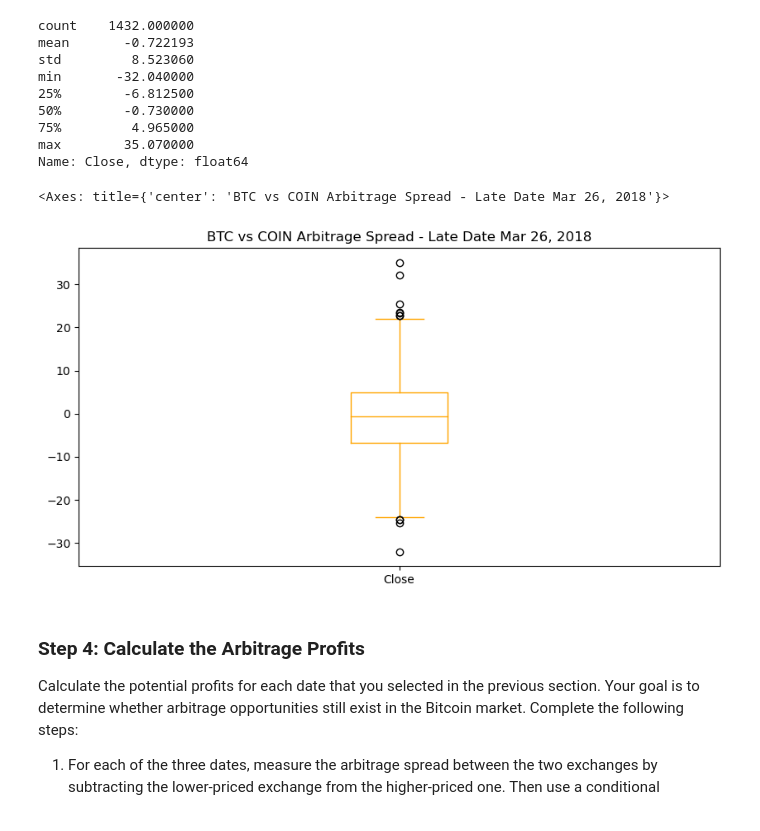
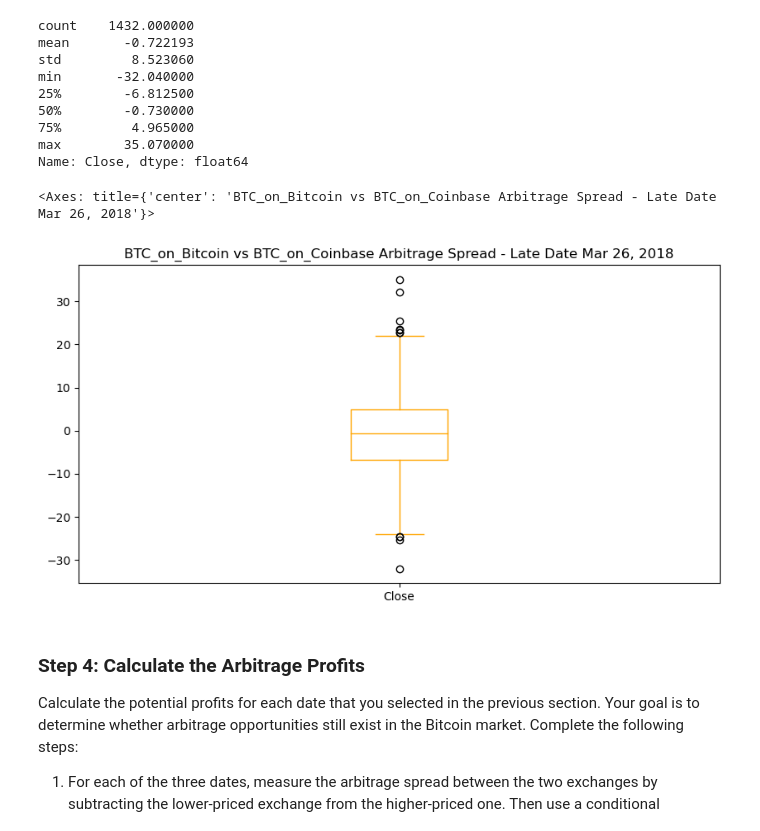
Before and after one commit to Bakoroba/crypto_arbitrage, a Jupyter notebook: crypto_arbitrage.ipynb, the cells around one changed output. Saved outputs shown, nothing was run; the diff lists cells and outputs as text; code cells hidden in the pictures.

```diff
--- a/crypto_arbitrage.ipynb
+++ b/crypto_arbitrage.ipynb
@@ -433,10 +433,10 @@ max        35.070000
 Name: Close, dtype: float64
 # %%
 # Visualize the arbitrage spread from late in the dataset in a box plot
-arbitrage_spread_late.plot(kind='box',figsize=(10, 5), color="orange", title="BTC vs COIN Arbitrage Spread - Late Date Mar 26, 2018")
+arbitrage_spread_late.plot(kind='box',figsize=(10, 5), color="orange", title="BTC_on_Bitcoin vs BTC_on_Coinbase Arbitrage Spread - Late Date Mar 26, 2018")
 # %% [output]
-<Axes: title={'center': 'BTC vs COIN Arbitrage Spread - Late Date Mar 26, 2018'}>
+<Axes: title={'center': 'BTC_on_Bitcoin vs BTC_on_Coinbase Arbitrage Spread - Late Date Mar 26, 2018'}>
-[figure, old version]
+[figure, new version]
 # %% [markdown]
 ### Step 4: Calculate the Arbitrage Profits
 
```
Also changed, not shown: parts of 11 cells of this notebook, 1 other file.
